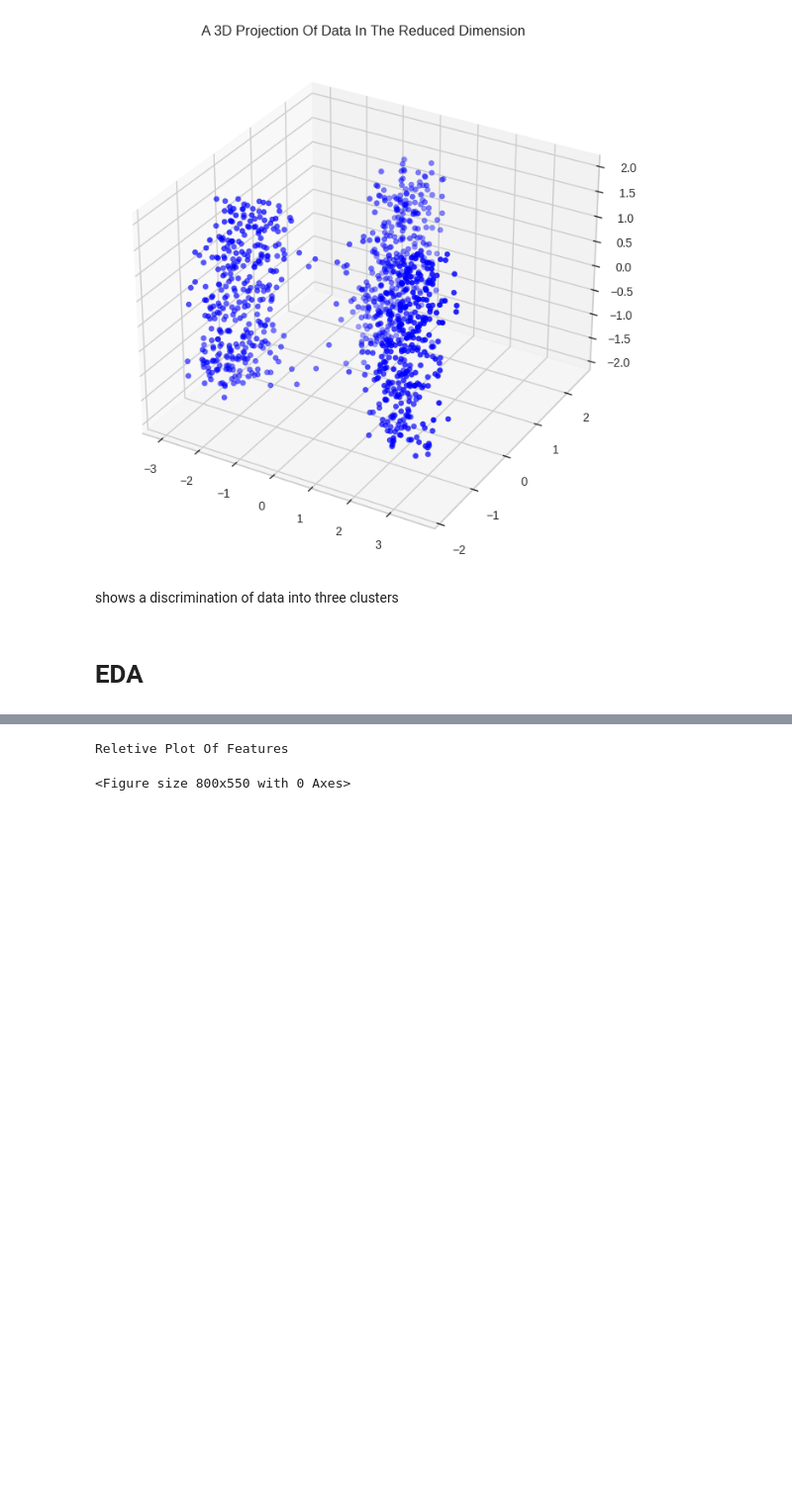
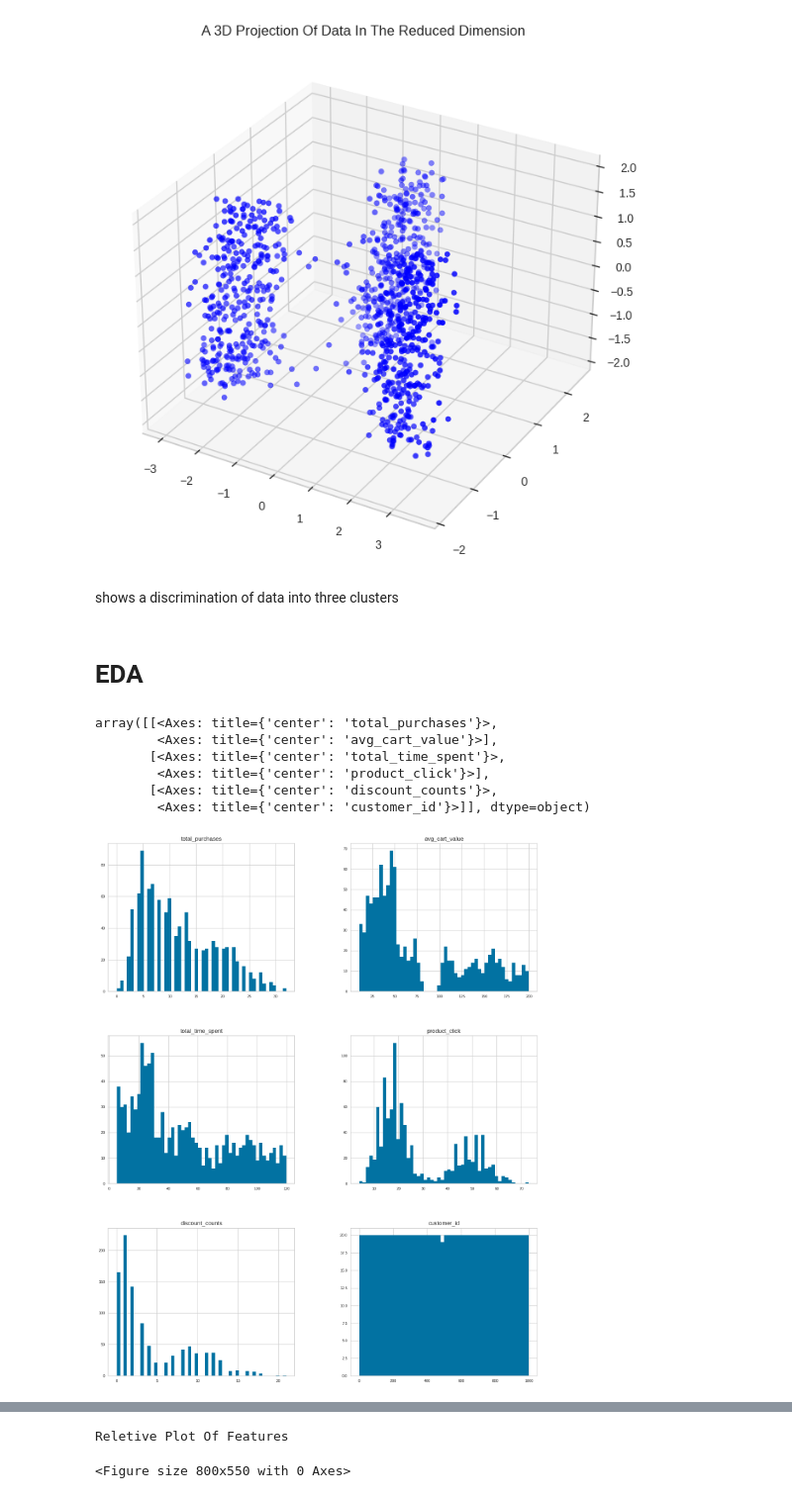
Before and after one commit to De-Silva-Madhushankha/Intellihack_data_wizards_02, a Jupyter notebook: notebook/intellihack-data-wizards-02.ipynb, the cells around one changed output, grey strips where cells are left out. Shown at 99% size. Cells and saved outputs as stored; diff of their text form; code cells hidden in the pictures; blank space fills up the shorter version.

```diff
--- a/notebook/intellihack-data-wizards-02.ipynb
+++ b/notebook/intellihack-data-wizards-02.ipynb
@@ -165,3 +165,13 @@ plt.show()
 shows a discrimination of data into three clusters
 # %% [markdown]
 # EDA
+# %%
+df.hist(figsize=(16, 20), bins=50, xlabelsize=8, ylabelsize=8)
+# %% [output]
+array([[<Axes: title={'center': 'total_purchases'}>,
+        <Axes: title={'center': 'avg_cart_value'}>],
+       [<Axes: title={'center': 'total_time_spent'}>,
+        <Axes: title={'center': 'product_click'}>],
+       [<Axes: title={'center': 'discount_counts'}>,
+        <Axes: title={'center': 'customer_id'}>]], dtype=object)
+[figure, added]
```
Also changed, not shown: parts of 10 cells of this notebook.
